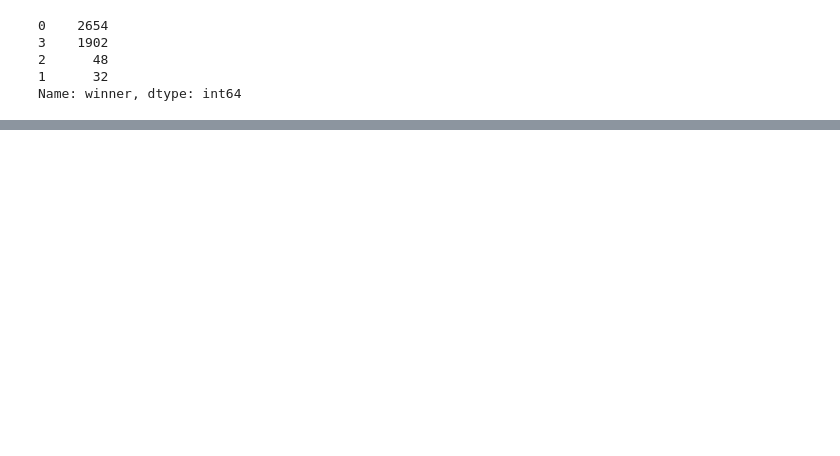
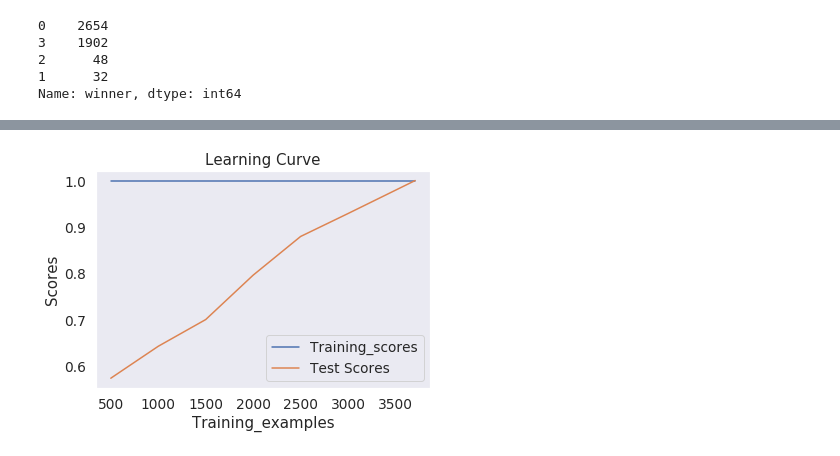
Before and after one commit to Hitkul/UFC_Fight_Prediction, a Jupyter notebook: UFC.ipynb, the cells around one changed output, grey strips where cells are left out. Cells and saved outputs as stored; diff of their text form; code cells hidden in the pictures; blank space fills up the shorter version.

```diff
--- a/UFC.ipynb
+++ b/UFC.ipynb
@@ -247,8 +247,8 @@ def pprint_results(results):
         print(f'Accuracy of {model} = {results[model][0]}')
         plot_cm(results[model][1],f"{model} CM")
 # %%
-def draw_learning_curve(model,X,Y):
-    train_sizes,train_scores,test_scores = learning_curve(model,X,Y,cv=5,train_sizes=[500,1000,1500,1852])
+def draw_learning_curve(model,X,Y,train_sizes=[500,1000,1500,1852]):
+    train_sizes,train_scores,test_scores = learning_curve(model,X,Y,cv=5,train_sizes=train_sizes)
     train_scores_mean = np.mean(train_scores,axis=1)
     test_scores_mean = np.mean(test_scores,axis=1)
     plt.grid()
@@ -796,0 +797,4 @@ Accuracy of NN = 0.7532327586206896
+# %%
+draw_learning_curve(RandomForestClassifier(max_features="sqrt",n_estimators = 700,max_depth = None,n_jobs=-1),concat_correct.drop(['winner'], axis=1),concat_correct['winner'],train_sizes=[500,1000,1500,2000,2500,3000,3707])
+# %% [output]
+[figure, added]
```
Also changed, not shown: parts of 8 cells of this notebook.
